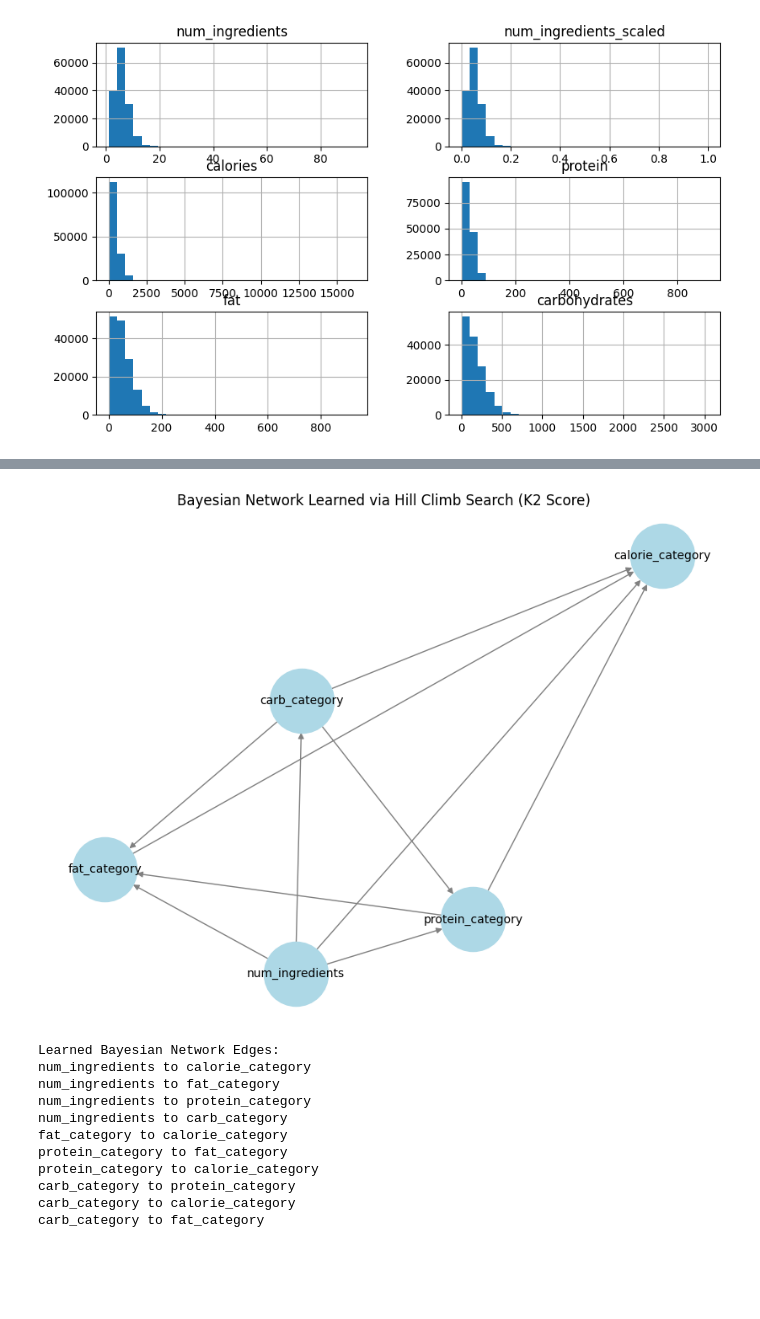
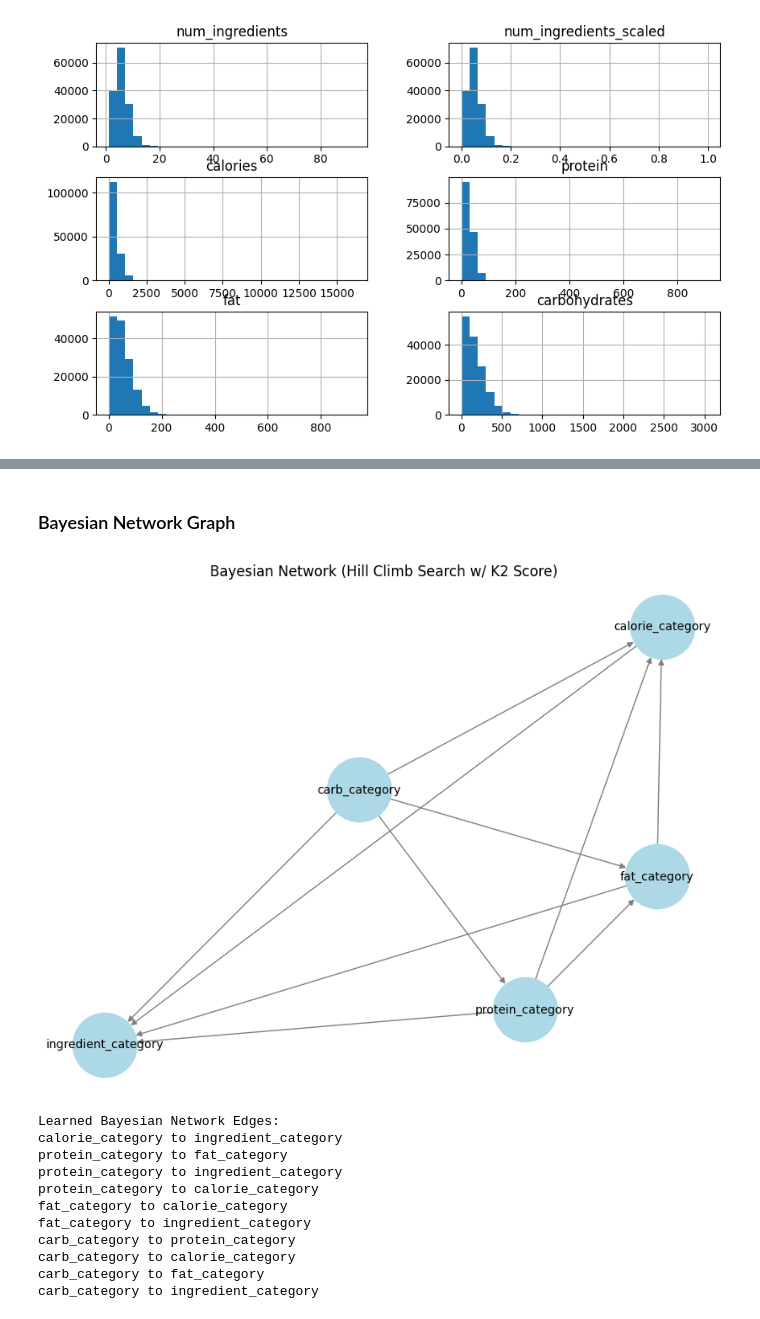
Before and after one commit to JosephW23/SmartMealPlanner, a Jupyter notebook: Main.ipynb, the cells around one changed output, grey strips where cells are left out. Drawn from its saved outputs; the diff is of its cells as text; code cells hidden in the pictures; blank space fills up the shorter version.

```diff
--- a/Main.ipynb
+++ b/Main.ipynb
@@ -358,0 +386,7 @@ bn_data shape
+# %%
+# Dropping original variables
+bn_data = bn_data.drop(columns=['title', 'calories', 'protein', 'fat', 'carbohydrates', 'num_ingredients'])
+bn_data.reset_index(drop = True, inplace = True)
+
+# Checking data once more to verify
+print(bn_data.head())
@@ -359,17 +407,19 @@ bn_data shape
 # %%
-# Now drop the original continuous variables
-bn_data = bn_data.drop(columns=['title', 'calories', 'protein', 'fat', 'carbohydrates'])
+print("Calorie Category Distribution:")
+print(bn_data["calorie_category"].value_counts())
 
-# Print out the head and distributions for verification
-print("\nFinal data sample:")
-print(bn_data.head())
-
-print("\nCalorie Category Distribution:")
-print(bn_data["calorie_category"].value_counts())
 print("\nProtein Category Distribution:")
 print(bn_data["protein_category"].value_counts())
+
 print("\nFat Category Distribution:")
 print(bn_data["fat_category"].value_counts())
+
 print("\nCarb Category Distribution:")
 print(bn_data["carb_category"].value_counts())
+
+print("\nIngredient Category Distribution:")
+print(bn_data["ingredient_category"].value_counts())
+
+print("\nMissing Values in Categorical Data:")
+print(bn_data.isnull().sum())
 # %% [output]
@@ -429,6 +459,6 @@ Categories (4, object): ['0-25 g' < '25-50 g' < '50-75 g' < '75+ g']
 # Must explain in Readme file why it was necessary
 hc = HillClimbSearch(bn_data)
 best_model = hc.estimate(scoring_method=K2Score(bn_data))
-bayesian_model = BayesianNetwork(best_model.edges())
-bayesian_model.fit(bn_data, estimator=MaximumLikelihoodEstimator)
+bayesian_network = BayesianNetwork(best_model.edges())
+bayesian_network.fit(bn_data, estimator=MaximumLikelihoodEstimator)
 # %%
@@ -476,29 +492,31 @@ P(proteins, fats, carbs | calories = query):
+# %% [markdown]
+### Bayesian Network Graph
 # %%
 # Bayesian Neywork: Hill Climb Search
 plt.figure(figsize=(8, 6))
-G = nx.DiGraph(bayesian_model.edges())
-pos = nx.spring_layout(G)
+G = nx.DiGraph(bayesian_network.edges())
+
+# Seed is set for repeatability
+pos = nx.spring_layout(G, seed = 25)
 nx.draw(G, pos, with_labels=True, node_color="lightblue", edge_color="gray",
         node_size=3000, font_size=10, arrows=True)
 
-plt.title("Bayesian Network Learned via Hill Climb Search (K2 Score)")
+plt.title("Bayesian Network (Hill Climb Search w/ K2 Score)")
 plt.show()
 
-edge_dict = {}
-
 print("Learned Bayesian Network Edges:")
-for edge in bayesian_model.edges():
+for edge in bayesian_network.edges():
     print(f"{edge[0]} to {edge[1]}")
 # %% [output]
-[figure, old version]
+[figure, new version]
 Learned Bayesian Network Edges:
-num_ingredients to calorie_category
-num_ingredients to fat_category
-num_ingredients to protein_category
-num_ingredients to carb_category
+calorie_category to ingredient_category
+protein_category to fat_category
+protein_category to ingredient_category
+protein_category to calorie_category
 fat_category to calorie_category
-protein_category to fat_category
-protein_category to calorie_category
+fat_category to ingredient_category
 carb_category to protein_category
 carb_category to calorie_category
 carb_category to fat_category
+carb_category to ingredient_category
```
Also changed, not shown: parts of 28 cells of this notebook.
